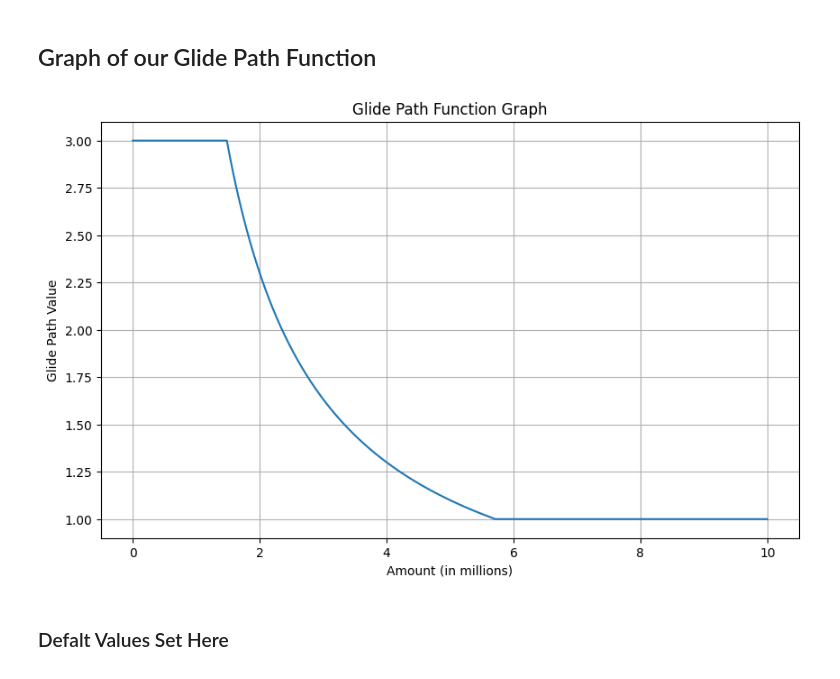
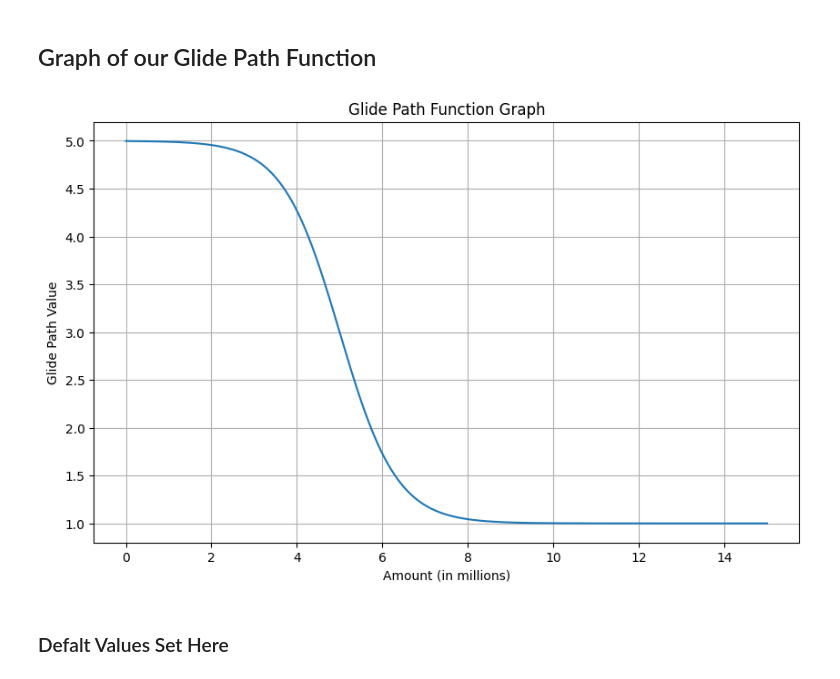
Before and after one commit to alanzhang25/personal-finance, a Jupyter notebook: ideal_leverage_calculator.ipynb, the cells around one changed output. Saved outputs shown, nothing was run; the diff lists cells and outputs as text; code cells hidden in the pictures.

```diff
--- a/ideal_leverage_calculator.ipynb
+++ b/ideal_leverage_calculator.ipynb
@@ -180,23 +180,23 @@ def constant_leverage (amount, lev=5):
 # %% [markdown]
 ## Graph of our Glide Path Function
 # %%
-amounts = np.linspace(0, 10000000, 1000)  # From 0 to 8,000,000
-glide_path_values = [other2_glide_path(amount) for amount in amounts]
+amounts = np.linspace(0, 15000000, 1000)  # From 0 to 8,000,000
+glide_path_values = [sigmoid_glide_path(amount) for amount in amounts]
 
 # Plotting
 plt.figure(figsize=(10, 6))
 plt.plot(amounts, glide_path_values, label='Glide Path')
 
 scale_factor = 1e6
 ticks = ticker.FuncFormatter(lambda x, pos: '{0:g}'.format(x/scale_factor))
 plt.gca().xaxis.set_major_formatter(ticks)
 plt.title('Glide Path Function Graph')
 plt.xlabel('Amount (in millions)')
 plt.ylabel('Glide Path Value')
 plt.grid(True)
 plt.show()
 # %% [output]
-[figure, old version]
+[figure, new version]
 # %% [markdown]
 ### Defalt Values Set Here
 # %%
```
Also changed, not shown: parts of 11 cells of this notebook.
